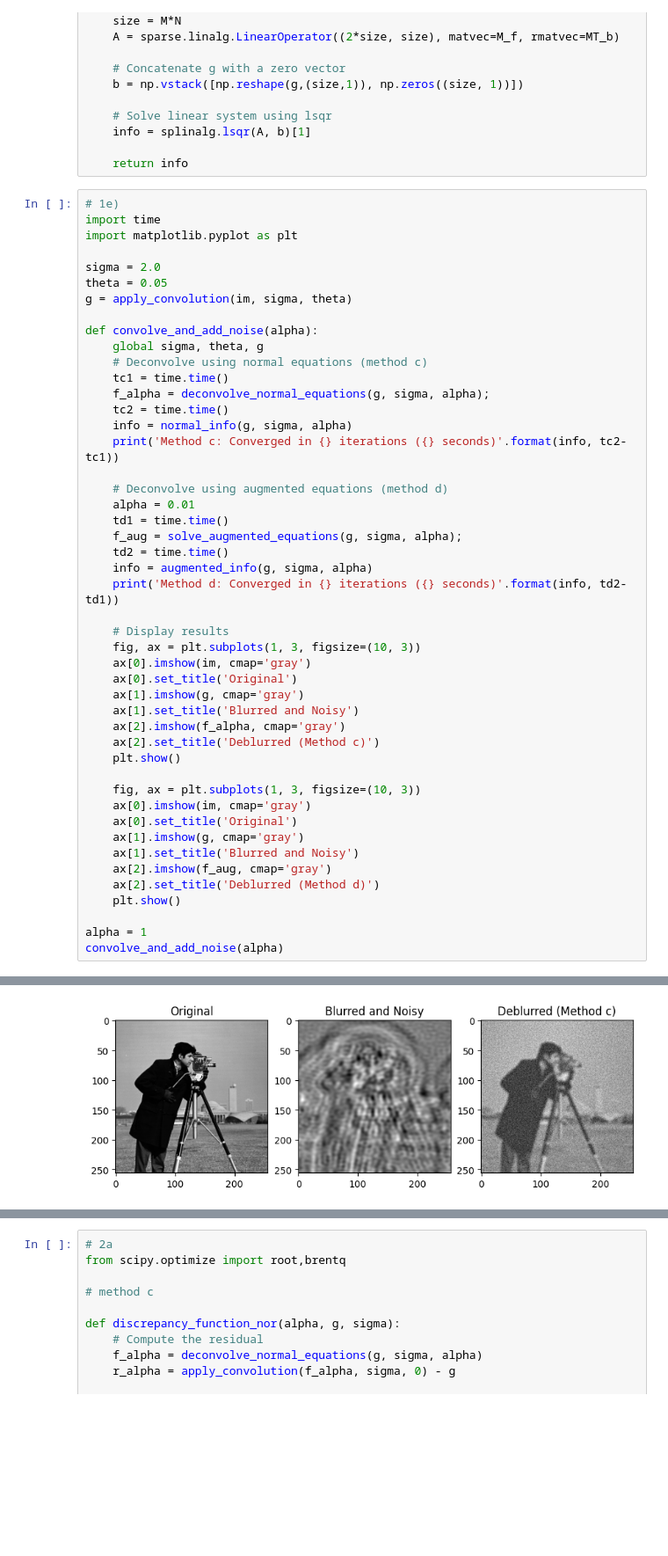
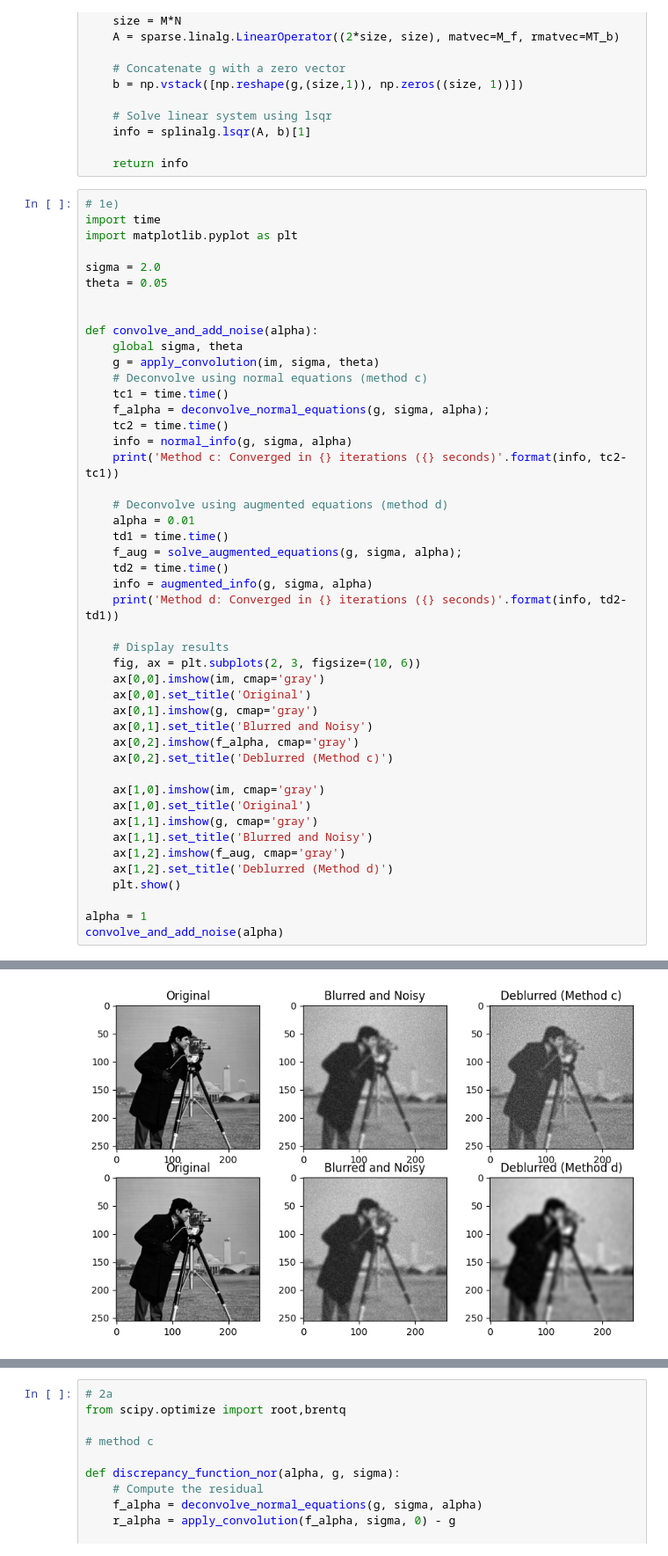
Before and after one commit to JOANNELUNA/COMP0114-Inverse-Problems-in-Imaging, a Jupyter notebook: CW2/18145399_codes_CW2.ipynb, the cells around one changed output, grey strips where cells are left out. Shown at 88% size. Saved outputs shown, nothing was run; the diff lists cells and outputs as text; blank space fills up the shorter version.

```diff
--- a/CW2/18145399_codes_CW2.ipynb
+++ b/CW2/18145399_codes_CW2.ipynb
@@ -170,10 +170,11 @@ import matplotlib.pyplot as plt
 
 sigma = 2.0
 theta = 0.05
-g = apply_convolution(im, sigma, theta)
+
 
 def convolve_and_add_noise(alpha):
-    global sigma, theta, g
+    global sigma, theta
+    g = apply_convolution(im, sigma, theta)
     # Deconvolve using normal equations (method c)
     tc1 = time.time()
     f_alpha = deconvolve_normal_equations(g, sigma, alpha);
@@ -190,22 +191,20 @@ def convolve_and_add_noise(alpha):
     print('Method d: Converged in {} iterations ({} seconds)'.format(info, td2-td1))
 
     # Display results
-    fig, ax = plt.subplots(1, 3, figsize=(10, 3))
-    ax[0].imshow(im, cmap='gray')
-    ax[0].set_title('Original')
-    ax[1].imshow(g, cmap='gray')
-    ax[1].set_title('Blurred and Noisy')
-    ax[2].imshow(f_alpha, cmap='gray')
-    ax[2].set_title('Deblurred (Method c)')
-    plt.show()
+    fig, ax = plt.subplots(2, 3, figsize=(10, 6))
+    ax[0,0].imshow(im, cmap='gray')
+    ax[0,0].set_title('Original')
+    ax[0,1].imshow(g, cmap='gray')
+    ax[0,1].set_title('Blurred and Noisy')
+    ax[0,2].imshow(f_alpha, cmap='gray')
+    ax[0,2].set_title('Deblurred (Method c)')
 
-    fig, ax = plt.subplots(1, 3, figsize=(10, 3))
-    ax[0].imshow(im, cmap='gray')
-    ax[0].set_title('Original')
-    ax[1].imshow(g, cmap='gray')
-    ax[1].set_title('Blurred and Noisy')
-    ax[2].imshow(f_aug, cmap='gray')
-    ax[2].set_title('Deblurred (Method d)')
+    ax[1,0].imshow(im, cmap='gray')
+    ax[1,0].set_title('Original')
+    ax[1,1].imshow(g, cmap='gray')
+    ax[1,1].set_title('Blurred and Noisy')
+    ax[1,2].imshow(f_aug, cmap='gray')
+    ax[1,2].set_title('Deblurred (Method d)')
     plt.show()
 
 alpha = 1
@@ -216 +215 @@ Method d: Converged in 2 iterations (0.05343961715698242 seconds)
-[figure, old version]
+[figure, new version]
```
Also changed, not shown: parts of 5 cells of this notebook, 4 other files.
